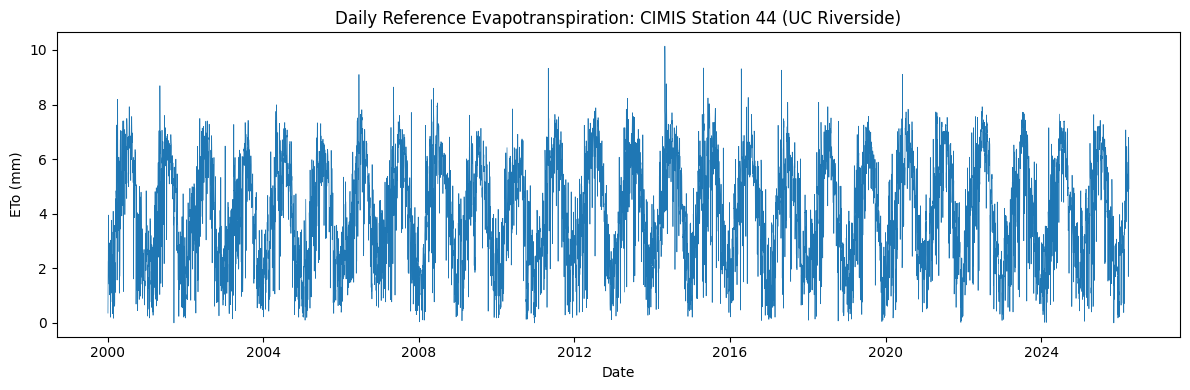
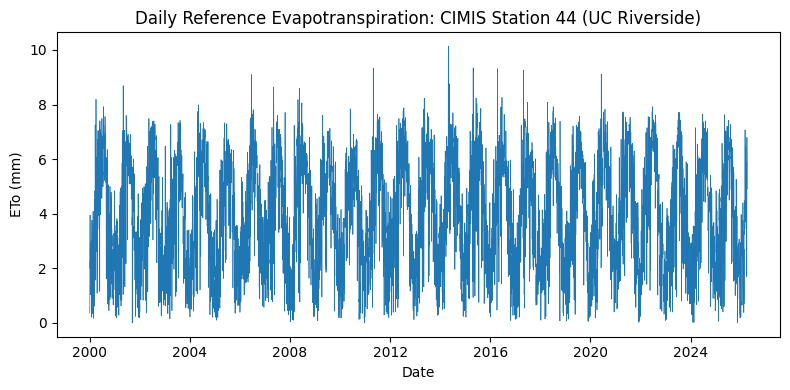
The notebook cell's code change between the first figure and the second:
--- before
+++ after
@@ -1,5 +1,5 @@
 df['Date'] = pd.to_datetime(df['Date'])
 
-plt.figure(figsize=(12, 4))
+plt.figure(figsize=(8, 4))
 plt.plot(df['Date'], df['ETo (mm)'], linewidth=0.5)
 plt.xlabel('Date')

Commit: update notebook comments